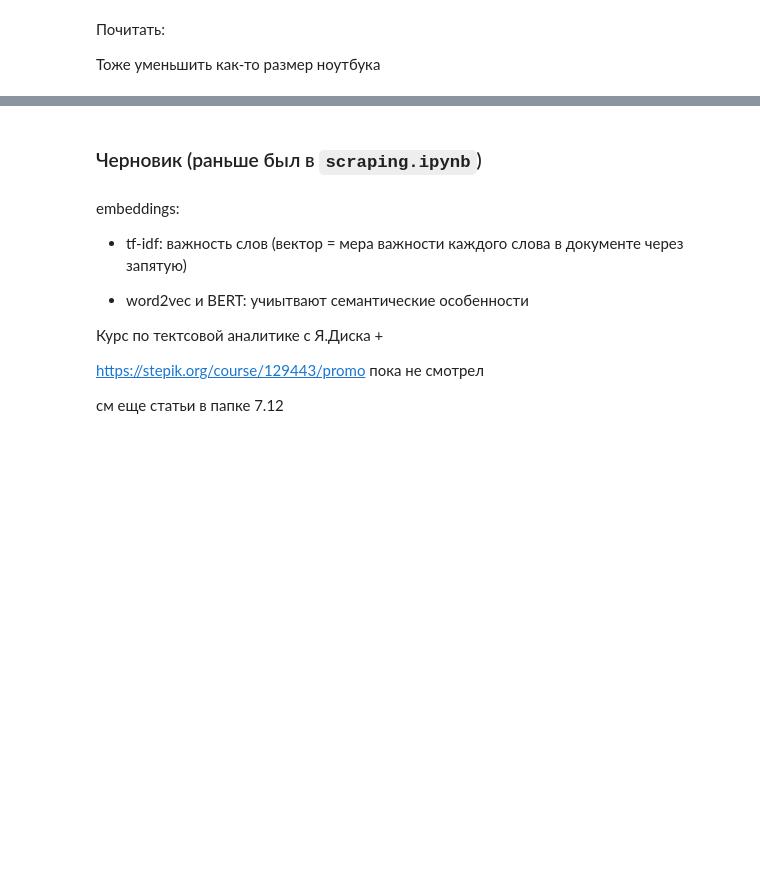
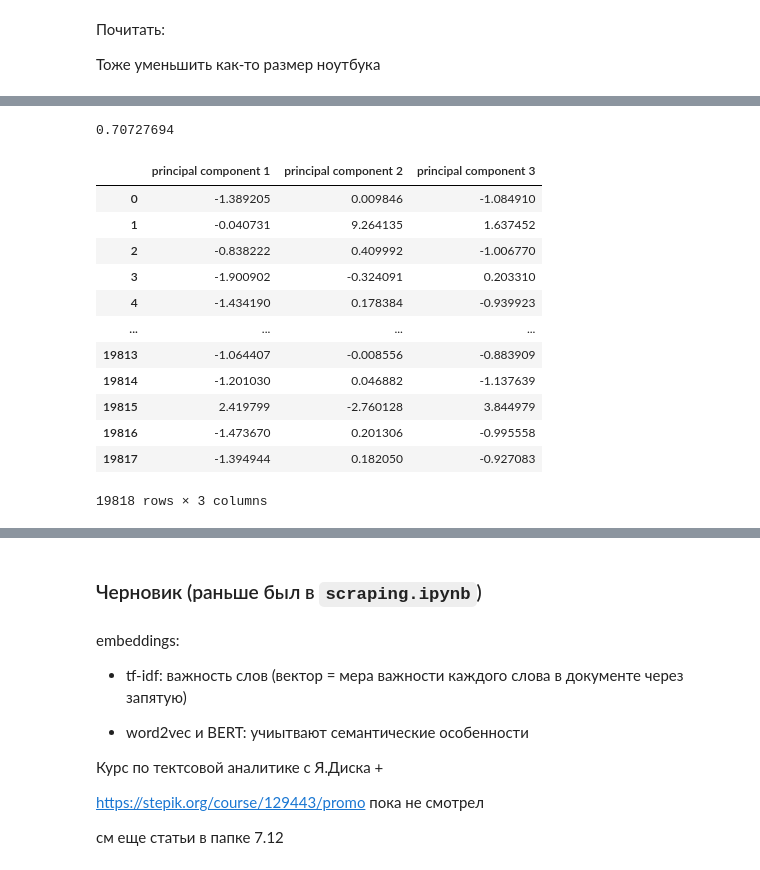
Before and after one commit to aefrt/automatization-recruiting, a Jupyter notebook: analysis.ipynb, the cells around one changed output, grey strips where cells are left out. Saved outputs shown, nothing was run; the diff lists cells and outputs as text; code cells hidden in the pictures; blank space fills up the shorter version.

```diff
--- a/analysis.ipynb
+++ b/analysis.ipynb
@@ -454,0 +576,20 @@ for x in embs_flattened:
+# %%
+pca.explained_variance_ratio_[:2].sum()
+# %% [output]
+0.70727694
+# %%
+principal
+# %% [output]
+|  | principal component 1 | principal component 2 | principal component 3 |
+| 0 | -1.389205 | 0.009846 | -1.084910 |
+| 1 | -0.040731 | 9.264135 | 1.637452 |
+| 2 | -0.838222 | 0.409992 | -1.006770 |
+| 3 | -1.900902 | -0.324091 | 0.203310 |
+| 4 | -1.434190 | 0.178384 | -0.939923 |
+| ... | ... | ... | ... |
+| 19813 | -1.064407 | -0.008556 | -0.883909 |
+| 19814 | -1.201030 | 0.046882 | -1.137639 |
+| 19815 | 2.419799 | -2.760128 | 3.844979 |
+| 19816 | -1.473670 | 0.201306 | -0.995558 |
+| 19817 | -1.394944 | 0.182050 | -0.927083 |
+19818 rows × 3 columns
```
Also changed, not shown: parts of 48 cells of this notebook, 1 other file.
